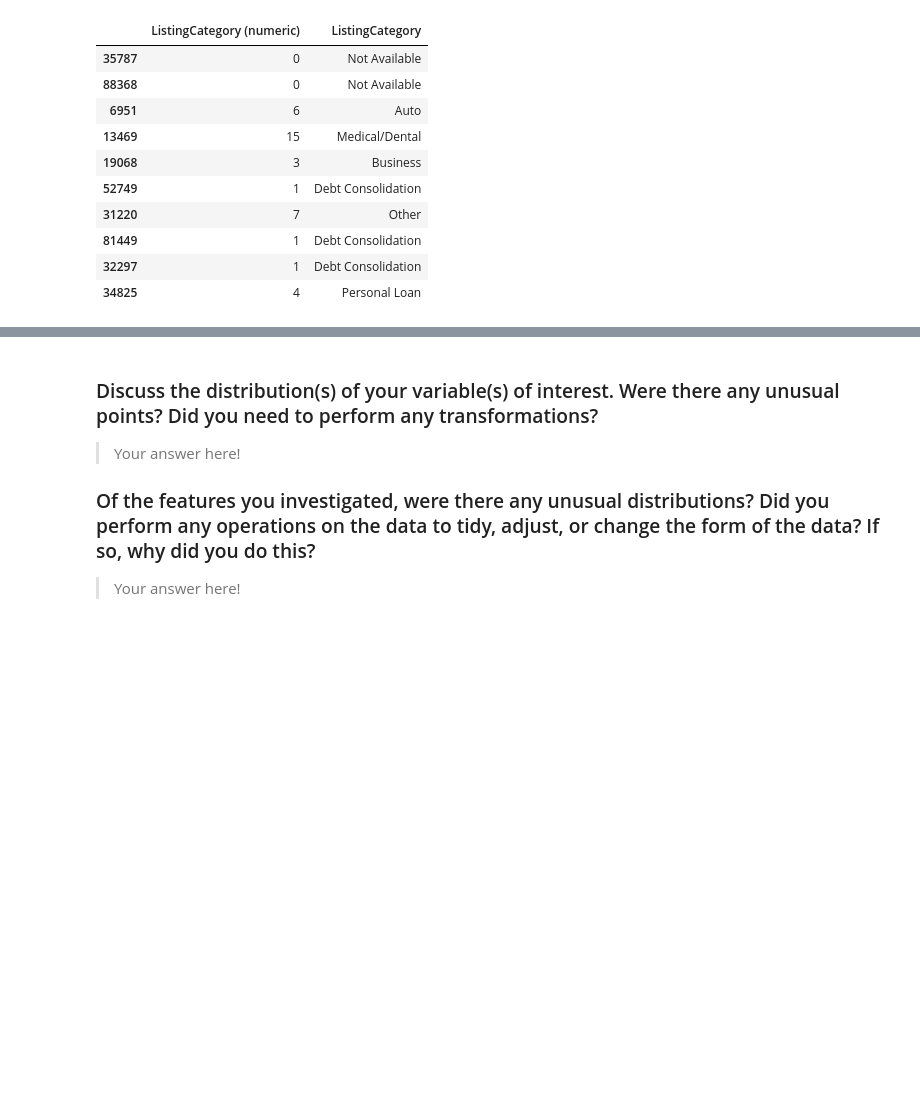
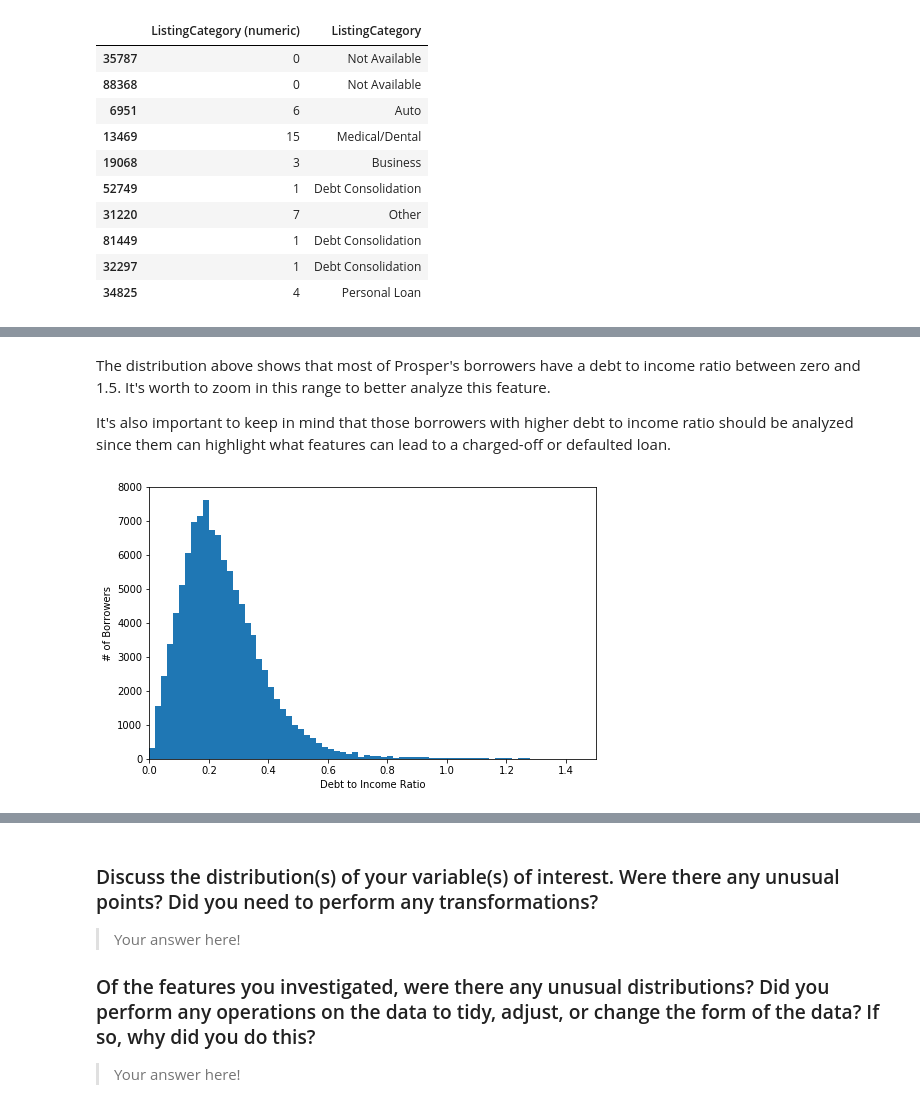
Before and after one commit to Ali-Elganzory/prosper-loans, a Jupyter notebook: prosperLoan_data_exploration.ipynb, the cells around one changed output, grey strips where cells are left out. Cells and saved outputs as stored; diff of their text form; code cells hidden in the pictures; blank space fills up the shorter version.

```diff
--- a/prosperLoan_data_exploration.ipynb
+++ b/prosperLoan_data_exploration.ipynb
@@ -184,0 +242,16 @@ you plan on investigating next.
+# %% [markdown]
+The distribution above shows that most of Prosper's borrowers have a debt to income ratio between zero and 1.5. It's worth to zoom in this range to better analyze this feature.
+
+It's also important to keep in mind that those borrowers with higher debt to income ratio should be analyzed since them can highlight what features can lead to a charged-off or defaulted loan.
+# %%
+# Plot a standard-scaled plot for DebtToIncomeRatio
+binsize = 0.02
+bins = np.arange(0, loan_df['DebtToIncomeRatio'].max()+binsize, binsize)
+
+plt.figure(figsize=[8, 5])
+plt.hist(data = loan_df[loan_df['DebtToIncomeRatio'].notnull()], x = 'DebtToIncomeRatio', bins = bins)
+plt.xlabel('Debt to Income Ratio')
+plt.ylabel('# of Borrowers')
+plt.xlim(0,1.5);
+# %% [output]
+[figure, added]
```
Also changed, not shown: parts of 26 cells of this notebook.
